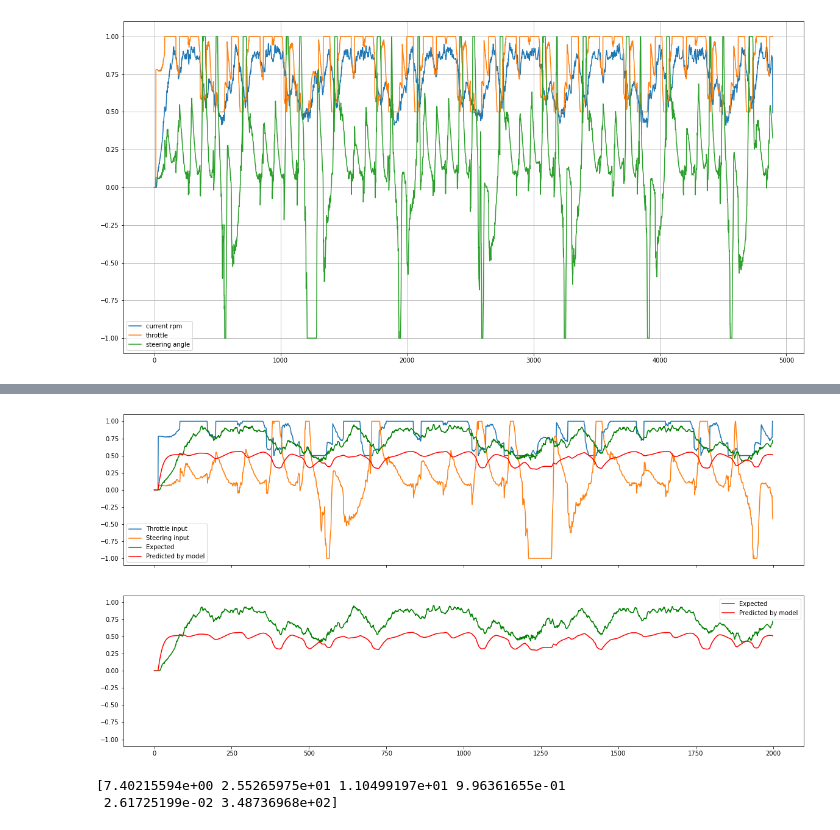
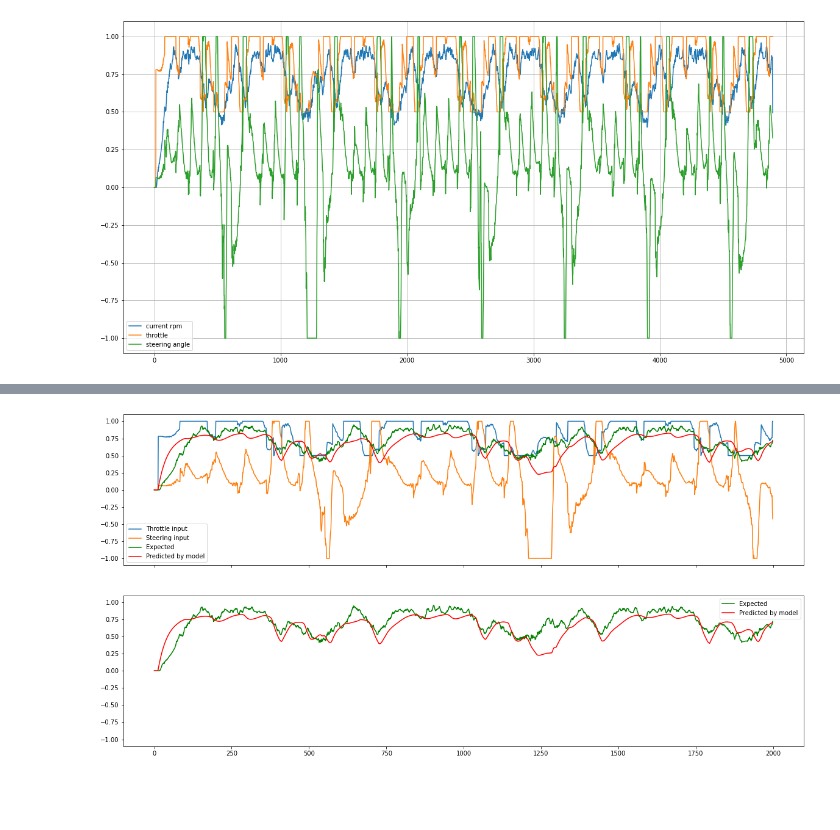
Before and after one commit to simonrozsival/racer, a Jupyter notebook: experiments/motor-rpm-experiment/rpm-simulator.ipynb, the cells around one changed output, grey strips where cells are left out. Cells and saved outputs as stored; diff of their text form; code cells hidden in the pictures; blank space fills up the shorter version.

```diff
--- a/experiments/motor-rpm-experiment/rpm-simulator.ipynb
+++ b/experiments/motor-rpm-experiment/rpm-simulator.ipynb
@@ -23,7 +23,7 @@ for csv in csvs:
     plt.grid()
     #plt.plot(csv["throttle_input"], label="throttle")
     #plt.plot(csv["steering_angle_input"], label="steering angle")
-    plt.plot(csv["motor_rpm"] / max_rpm, label="RPM")
+    plt.plot(csv["motor_rpm"], label="RPM")
     plt.legend()
     plt.show()
 
@@ -98,7 +68,0 @@ model.fit(x_train, y_train, epochs=5000, use_multiprocessing=True)
-# %%
-predicted_rpm = []
-rpm = 0
-
-for row in x_test[:500]:
-    rpm = float(model.predict([[(rpm, row[1], row[2])]])[0][0])
-    predicted_rpm += [rpm]
@@ -235,60 +71,39 @@ import math
 max_rpm_normalized = 1.0
 
 def torque(rpm, stall_torque):
-    return stall_torque - (stall_torque / max_rpm_normalized) * rpm
+    return (1 - rpm) * stall_torque
 
 def predict_torque(rpm, throttle, steering, x):
     drive_torque = torque(rpm, x[0]) * throttle
     load_torque = (rpm ** x[2]) * ((x[3] + x[4] * abs(steering)) ** x[5])
 
     return (drive_torque - load_torque) / x[1]
 
 dt = 1./25.
-steering_adjustment_step = 6.25 * dt
 
 def predict_custom(offset, n, x):
     rpm = float(data[offset, 0])
     for row in data[offset:(offset + n)]:
         motor_rpm_acc = predict_torque(rpm, row[1], row[2], x)
         rpm = max(0, rpm + motor_rpm_acc * dt)
         yield rpm
 
 o = 0
 l = 2000
-x = [800.0, 800.0, 2, 10.0, 5.0, 3.0]
+x = [7.99889787e+02, 8.00123797e+02, 1.51154446e-02, 5.83921900e+00,
+     3.79599215e+00, 2.68911294e+00]
 predicted = np.array(list(predict_custom(o, l, x)))
 
 fig, (ax0, ax1) = plt.subplots(nrows=2, sharex=True, sharey=True, figsize=(20, 10))
 
 ax0.plot(data[o:(o+l),1], label="Throttle input")
 ax0.plot(data[o:(o+l),2], label="Steering input")
 ax0.plot(data[o:(o+l),3], 'g', label="Expected")
 ax0.plot(predicted, 'r', label="Predicted by model")
 ax1.plot(data[o:(o+l),3], 'g', label="Expected")
 ax1.plot(predicted, 'r', label="Predicted by model")
 ax1.legend()
 ax0.legend()
 plt.show()
 # %% [output]
-[figure, old version]
+[figure, new version]
-# %%
-from scipy.optimize import minimize
-
-def err(x):
-    err = 0
-    offset = 0
-    for csv in csvs:
-        predicted = predict_custom(offset, len(csv), x)
-        offset += len(csv)
-        for (pred, ref) in zip(predicted, data):
-            err += (pred - ref[3]) ** 2
-        return err
-
-x0 = [ 1.04431894,  3.61423249, 11.04262114,  0.94666014,  0.14904717, 63.33798472]
-bnds = ((0, 1000), (-1000, 1000), (-1000, 1000), (-1000, 1000), (-1000, 1000), (-1000, 1000))
-res = minimize(err, x0, method='SLSQP', bounds=bnds).x
-
-print(res)
-# %% [output]
-[7.40215594e+00 2.55265975e+01 1.10499197e+01 9.96361655e-01
- 2.61725199e-02 3.48736968e+02]
```
Also changed, not shown: parts of 10 cells of this notebook, 7 other files.
